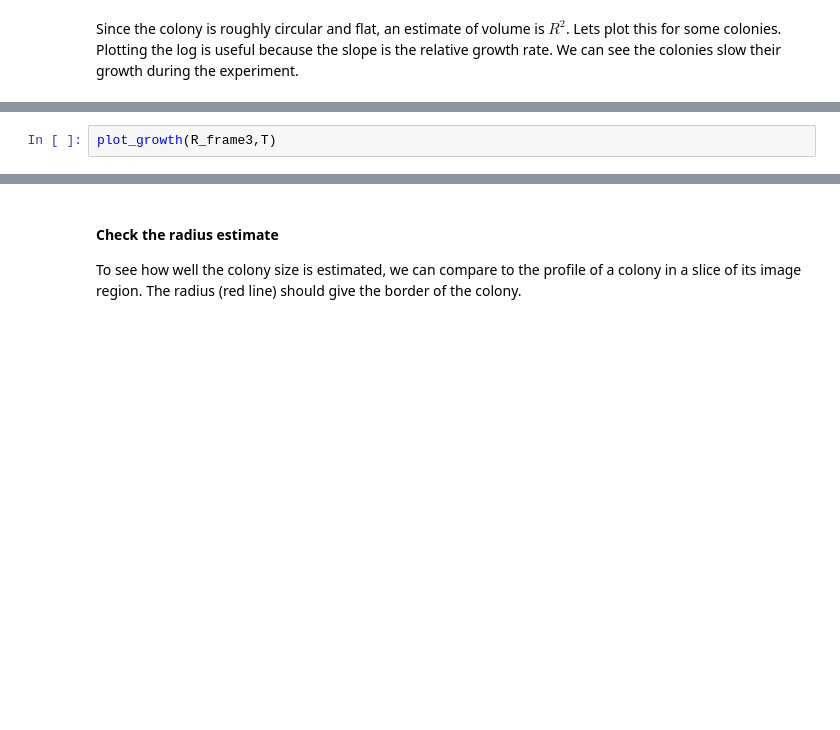
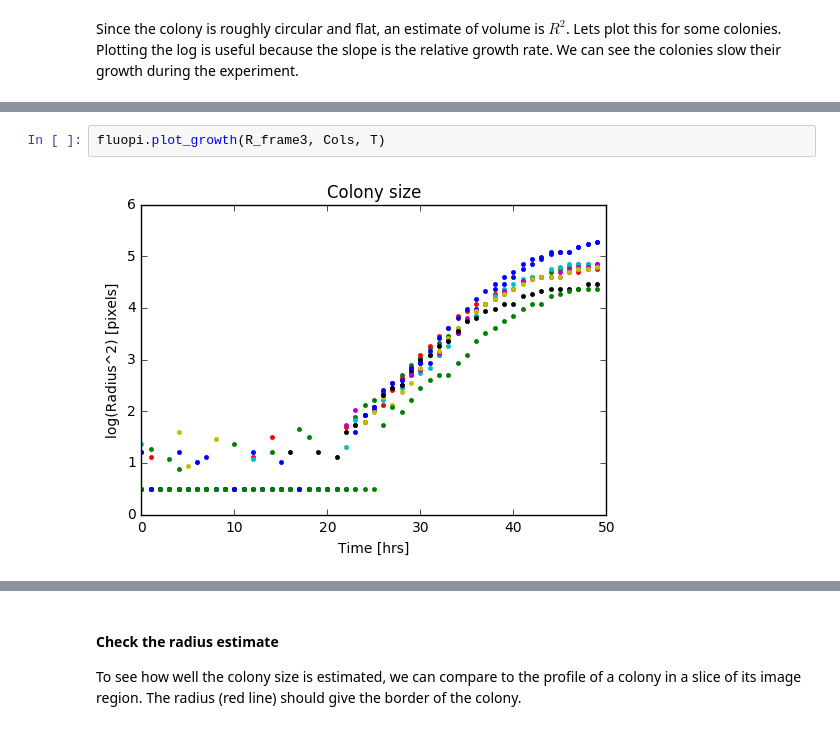
Before and after one commit to RudgeLab/FluoPi, a Jupyter notebook: Examples/Colony_size_and_fluo_full.ipynb, the cells around one changed output, grey strips where cells are left out. Cells and saved outputs as stored; diff of their text form; blank space fills up the shorter version.

```diff
--- a/Examples/Colony_size_and_fluo_full.ipynb
+++ b/Examples/Colony_size_and_fluo_full.ipynb
@@ -268,3 +278,5 @@ print('Each line correspond to one colony')
 # %%
-plot_growth(R_frame3,T)
+fluopi.plot_growth(R_frame3, Cols, T)
+# %% [output]
+[figure, added]
 # %%
```
Also changed, not shown: parts of 36 cells of this notebook, 8 other files.
